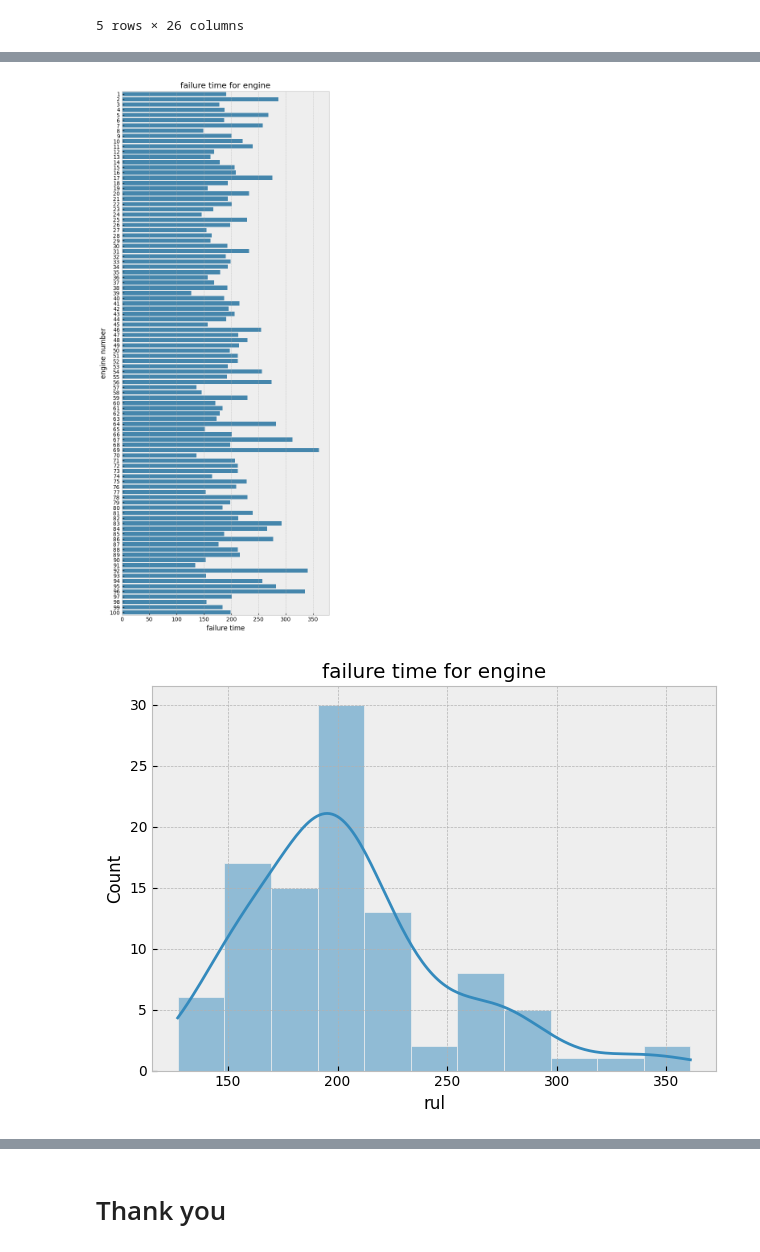
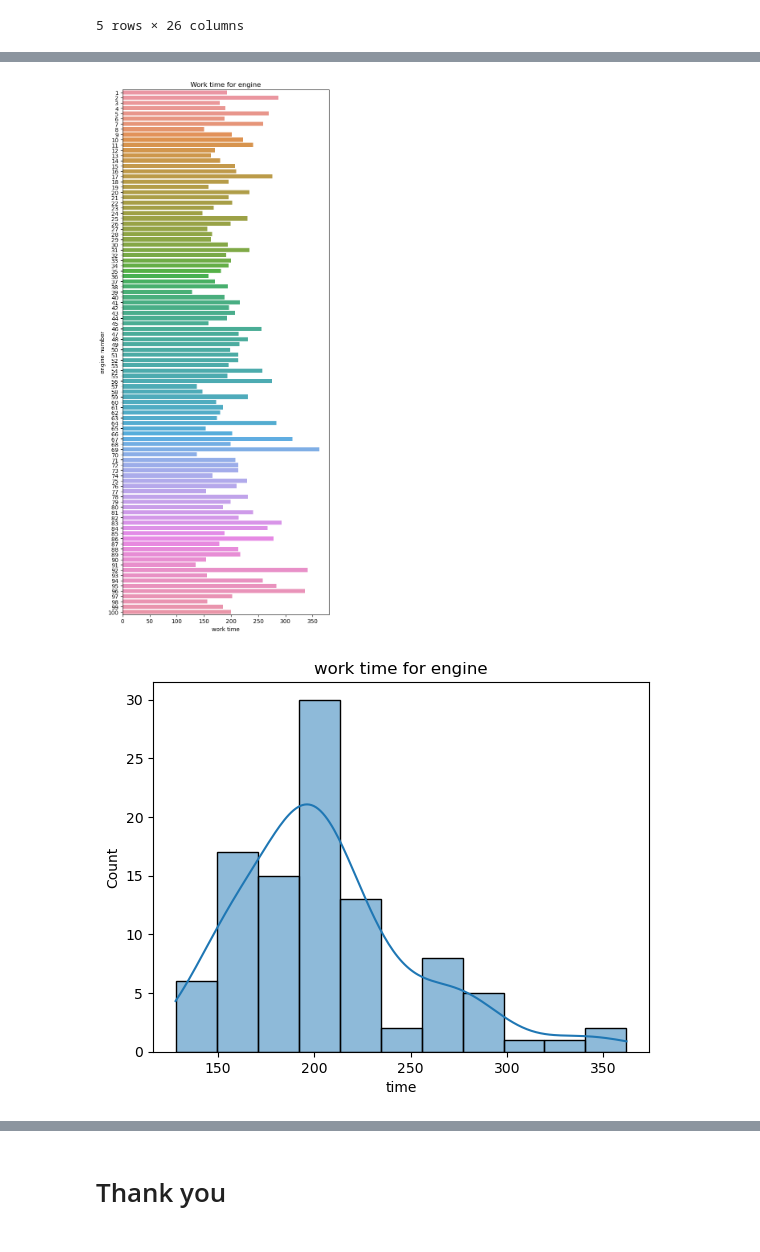
Before and after one commit to DmitryPavlyuk/ai-aviation-engineering, a Jupyter notebook: 02.PredictiveMaintenance/presentation2.1.NASA.ipynb, the cells around one changed output, grey strips where cells are left out. Drawn from its saved outputs; the diff is of its cells as text; code cells hidden in the pictures.

```diff
--- a/02.PredictiveMaintenance/presentation2.1.NASA.ipynb
+++ b/02.PredictiveMaintenance/presentation2.1.NASA.ipynb
@@ -55,7 +20,8 @@ import pandas as pd
 import numpy as np
 import matplotlib.pyplot as plt
 import seaborn as sns
-plt.style.use('bmh')
+import warnings
+warnings.simplefilter(action='ignore', category=FutureWarning)
 # %%
 column_names = ['engine', 'time', 'op_setting_1', 'op_setting_2',
                 'op_setting_3'] + [f'sm_{i}' for i in range(1, 22)]
@@ -108,5 +55,7 @@ Sensor_dictionary
 # %%
-data_val = pd.read_csv('CMAPSS/test_FD001.txt' , sep = ' ' , header=None,names=column_names,index_col=False )
-data_train = pd.read_csv('CMAPSS/train_FD001.txt' , sep = ' ' , header=None, names=column_names, index_col=False )
-y_val = pd.read_csv('CMAPSS/RUL_FD001.txt' , header=None , names=['RUL'] )
+data_root = "https://raw.githubusercontent.com/DmitryPavlyuk/ai-aviation-engineering/refs/heads/main/CMAPSSData/"
+
+data_train = pd.read_csv(data_root+'train_FD001.txt' , sep = ' ' , header=None, names=column_names, index_col=False )
+data_test = pd.read_csv(data_root+'test_FD001.txt' , sep = ' ' , header=None,names=column_names,index_col=False )
+y_test = pd.read_csv(data_root+'RUL_FD001.txt' , header=None , names=['RUL'] )
 # %%
@@ -159,9 +99,8 @@ def constant_feature(df):
 # %%
-df = data_train.copy()
-df_val = data_val.copy()
-print(constant_feature(df))
-df.drop(columns=constant_feature(df)  , inplace = True)
-df_val.drop(columns=constant_feature(df) , inplace = True)
-features =  [item for item in df.columns if item not in ['time', 'engine']]
-print(features)
+constant_features = [col for col in data_train.columns if data_train[col].nunique() == 1]
+print("Constant features", constant_features)
+data_train.drop(columns=constant_features  , inplace = True)
+data_test.drop(columns=constant_features , inplace = True)
+features =  [item for item in data_train.columns if item not in ['time', 'engine']]
+print("Useful features", features)
 # %% [output]
@@ -212,18 +116,17 @@ dtype: float64
 # %%
-failure_time = df.groupby('engine')['rul'].max()
+work_time = data_train.groupby('engine')['time'].max()
 # %%
 plt.figure(figsize = (6,14))
-sns.barplot(y = failure_time.index , x = failure_time.values , orient='h')
-plt.title('failure time for engine')
-plt.xlabel('failure time')
+sns.barplot(y = work_time.index , x = work_time.values , orient='h')
+plt.title('Work time for engine')
+plt.xlabel('work time')
 plt.ylabel('engine number')
 plt.tight_layout()
 plt.show();
 # %% [output]
-[figure, old version]
+[figure, new version]
 # %%
-sns.histplot(failure_time , kde=True)
-plt.title('failure time for engine')
-plt.tight_layout()
+sns.histplot(work_time, kde=True)
+plt.title('work time for engine');
 # %% [output]
-[figure, old version]
+[figure, new version]
```
Also changed, not shown: parts of 31 cells of this notebook, 2 other files.
